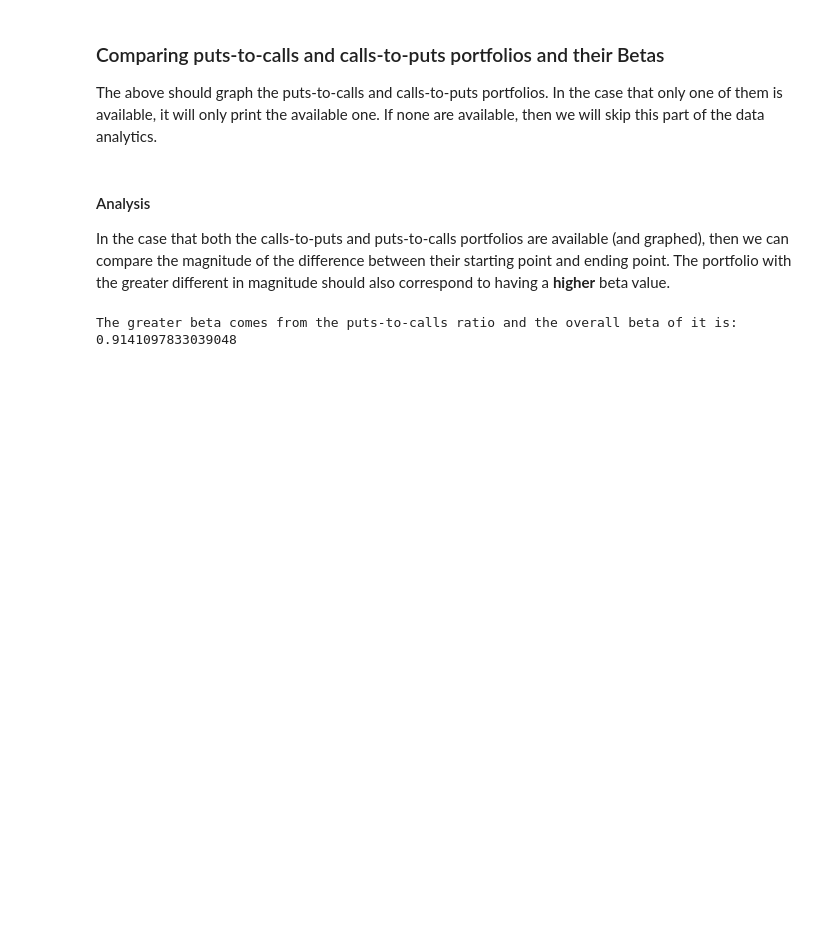
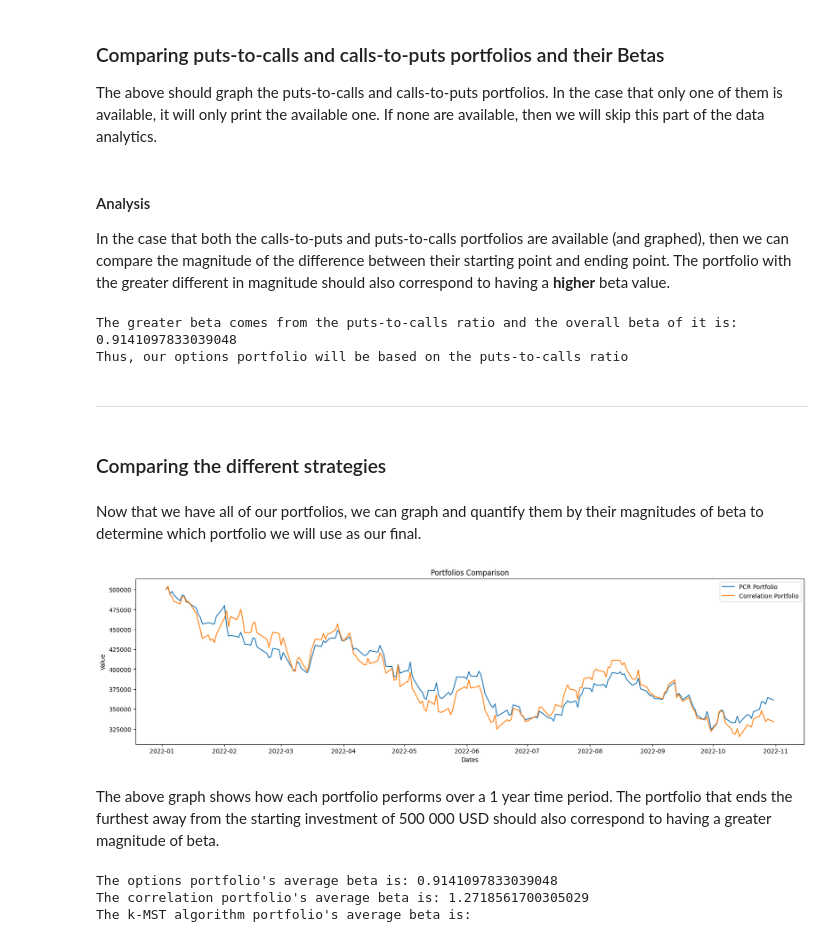
Before and after one commit to rehan-anjum/financial-portfolio-generator, a Jupyter notebook: Team_XX_Assignment.ipynb, the cells around one changed output. Cells and saved outputs as stored; diff of their text form; code cells hidden in the pictures; blank space fills up the shorter version.

Commit message:
Almost ready for submission, just need the graph algo

```diff
--- a/Team_XX_Assignment.ipynb
+++ b/Team_XX_Assignment.ipynb
@@ -219,0 +402,3 @@ while (num_stocks != 0):
+# %%
+corr_portfolio = generate_combined_portfolio(corr_df)
+display(corr_portfolio)
@@ -538,6 +683,8 @@ The above should graph the puts-to-calls and calls-to-puts portfolios. In the ca
 #### Analysis ####
 In the case that both the calls-to-puts and puts-to-calls portfolios are available (and graphed), then we can compare the magnitude of the difference between their starting point and ending point. The portfolio with the greater different in magnitude should also correspond to having a __higher__ beta value.
 # %%
+use_cpr = False
+use_pcr = False
 if (cpr_large_enough and pcr_large_enough):
     cpr_beta_mean = cpr_df['Beta'].mean()
     pcr_beta_mean = pcr_df['Beta'].mean()
@@ -548,12 +695,82 @@ elif (pcr_large_enough):
     pcr_beta_mean = pcr_df['Beta'].mean()
     print("The only options market available is the puts-to-calls ratio and the overall beta is: " + str(pcr_beta_mean))
 else:
-    print("None of the options markets were large enough")
+    print("None of the options markets were large enough, thus the options market will have no influence over our final portfolio")
 
 if (cpr_large_enough and pcr_large_enough):
     if (cpr_beta_mean > pcr_beta_mean):
+        options_portfolio = cpr_portfolio
+        use_cpr = True
+        options_beta = cpr_beta_mean
+        final_betas['Options'] = options_beta
+        portfolio_candidates["Options"] = cpr_candidate
         print("The greater beta comes from the calls-to-puts ratio and the overall beta of it is: " + str(cpr_beta_mean))
+        print("Thus, our options portfolio will be based on the calls-to-puts ratio")
     elif (cpr_beta_mean < pcr_beta_mean):
+        options_portfolio = pcr_portfolio
+        use_pcr = True
+        options_beta = pcr_beta_mean
+        final_betas['Options'] = options_beta
+        portfolio_candidates["Options"] = pcr_candidate
         print("The greater beta comes from the puts-to-calls ratio and the overall beta of it is: " + str(pcr_beta_mean))
+        print("Thus, our options portfolio will be based on the puts-to-calls ratio")
 # %% [output]
 The greater beta comes from the puts-to-calls ratio and the overall beta of it is: 0.9141097833039048
+Thus, our options portfolio will be based on the puts-to-calls ratio
+# %% [markdown]
+---
+# %% [markdown]
+### Comparing the different strategies ###
+# %% [markdown]
+Now that we have all of our portfolios, we can graph and quantify them by their magnitudes of beta to determine which portfolio we will use as our final.
+# %%
+# Graphing the portfolios:
+if (pcr_large_enough and cpr_large_enough):
+    if (use_pcr):
+        plt.figure(figsize=(20, 5))
+        plt.plot(options_portfolio.index, options_portfolio['Total Value'], label='PCR Portfolio')
+        plt.plot(corr_portfolio.index, corr_portfolio['Total Value'], label='Correlation Portfolio')
+        #plot k-MST algorithm portfolio here
+
+        plt.title('Portfolios Comparison')
+        plt.xlabel('Dates')
+        plt.ylabel('Value')
+
+        plt.legend()
+        plt.show()
+    elif (use_cpr):
+        plt.figure(figsize=(20, 5))
+        plt.plot(options_portfolio.index, options_portfolio['Total Value'], label='CPR Portfolio')
+        plt.plot(corr_portfolio.index, corr_portfolio['Total Value'], label='Correlation Portfolio')
+        #plot k-MST algorithm portfolio here
+
+        plt.title('Portfolios Comparison')
+        plt.xlabel('Dates')
+        plt.ylabel('Value')
+
+        plt.legend()
+        plt.show()
+else:
+    plt.figure(figsize=(20, 5))
+    plt.plot(corr_portfolio.index, corr_portfolio['Total Value'], label='Correlation Portfolio')
+    #plot k-MST algorithm portfolio here
+
+    plt.title('Portfolios Comparison')
+    plt.xlabel('Dates')
+    plt.ylabel('Value')
+
+    plt.legend()
+    plt.show()
+# %% [output]
+[figure, added]
+# %% [markdown]
+The above graph shows how each portfolio performs over a 1 year time period. The portfolio that ends the furthest away from the starting investment of 500 000 USD should also correspond to having a greater magnitude of beta.
+# %%
+if (use_cpr or use_pcr):
+    print ("The options portfolio's average beta is: " + str(options_beta))
+print ("The correlation portfolio's average beta is: " + str(corr_beta))
+print ("The k-MST algorithm portfolio's average beta is: ") #add k-MST average beta here
+# %% [output]
+The options portfolio's average beta is: 0.9141097833039048
+The correlation portfolio's average beta is: 1.2718561700305029
+The k-MST algorithm portfolio's average beta is:
```
Also changed, not shown: parts of 60 cells of this notebook, 1 other file.
